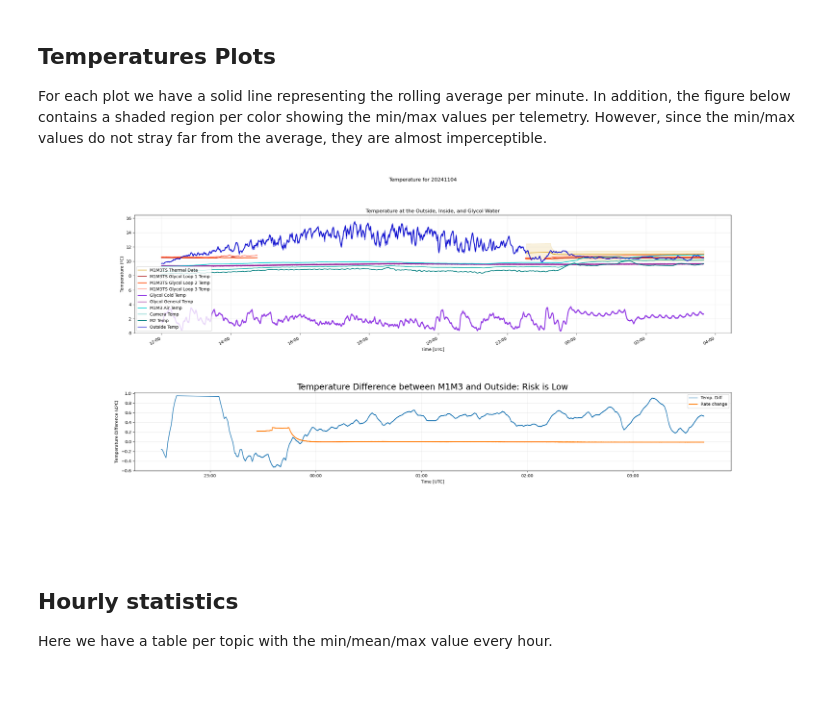
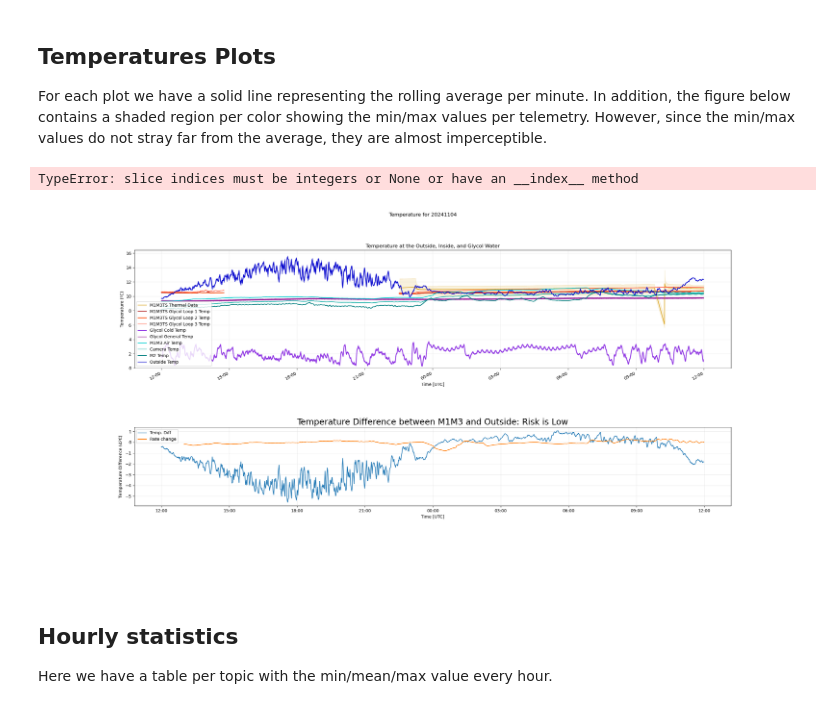
Before and after one commit to lsst-sitcom/reports-performance-summary, a Jupyter notebook: sst/nights/facilities_temperatures_reports.ipynb, the cells around one changed output. Cells and saved outputs as stored; diff of their text form; code cells hidden in the pictures.

Commit message:
improved ability to deal with any m1m3 data

```diff
--- a/sst/nights/facilities_temperatures_reports.ipynb
+++ b/sst/nights/facilities_temperatures_reports.ipynb
@@ -1,5 +1,5 @@
 # %%
-day_obs = "20241103"
+day_obs = "20241104"
 # %% [markdown]
 # Facilities Temperatures Reports
 Author: Bruno C. Quint
@@ -432,8 +423,13 @@ def evaluate_data(m1m3_temp_df, outside_temp_df):
     temp_diff = m1m3_temp(m1m3_time) - outside_temp(m1m3_time)
 
     # Calculate the hourly rate of change
-    prev_temp = df_m1m3ts_inside.shift(periods=60*60)['mean']
-    hour_time_change = prev_temp-m1m3_temp_df['mean']
+    # need to determine how many periods makes up an hour
+    total_time = m1m3_temp_df.index[-1] - m1m3_temp_df.index[0]
+    spacing = total_time/len(m1m3_temp_df)
+    period = pd.Timedelta(hours=1)/spacing
+
+    prev_temp = m1m3_temp_df.shift(periods=np.floor(period))
+    hour_time_change = prev_temp['mean']-m1m3_temp_df['mean']
 
     # Evaluate the Risk
     if temp_diff[-1] < 4 :
@@ -450,6 +446,9 @@ def evaluate_data(m1m3_temp_df, outside_temp_df):
     elif hour_time_change[-1] > 1:
         risk2 = 2
     return m1m3_temp_df.index, list(temp_diff), list(hour_time_change), max(risk, risk2)
+time_plot, temp_diff, rate_change, risk = evaluate_data(df_m1m3, df_outside)
+# %% [output]
+TypeError: slice indices must be integers or None or have an __index__ method
 # %%
 #%matplotlib widget
 
@@ -472,35 +471,35 @@ plot_temperature(ax, df_outside, label="Outside Temp", color="mediumblue")
 ## The following line is commented out because the data is not reliable
 # add_plot(ax, df_inside, label="Inside Temp", color="brown")
 
 fig.suptitle(f"Temperature for {day_obs}")
 fig.autofmt_xdate()
 
 ax.grid(":", alpha=0.25)
 ax.legend(loc="lower left")
 ax.set_title("Temperature at the Outside, Inside, and Glycol Water")
 ax.set_xlabel('Time [UTC]')
 ax.set_ylabel('Temperature (ºC)')
 ax.xaxis.set_major_formatter(plt.matplotlib.dates.DateFormatter('%H:%M'))
 y_min, ymax = ax.get_ylim()
 ax.set_ylim(max(0, y_min), ymax)
 
 ## Get evaluation data
 risk_label = {0:'Low', 1:'Warning', 2:'Critical'}
-time_plot, temp_diff, rate_change, risk = evaluate_data(df_m1m3ts_inside, df_outside)
+time_plot, temp_diff, rate_change, risk = evaluate_data(df_m1m3, df_outside)
 ax2 = fig.add_subplot(gs[1])
 ax2.grid(":", alpha=0.25)
 ax2.plot(time_plot, temp_diff, label='Temp. Diff')
 ax2.plot(time_plot, rate_change, label='Rate change')
 ax2.xaxis.set_major_formatter(plt.matplotlib.dates.DateFormatter('%H:%M'))
 ax2.set_xlabel('Time [UTC]')
 ax2.set_ylabel('Temperature Difference ($\Delta$ºC)')
 ax2.set_title(f"Temperature Difference between M1M3 and Outside: Risk is {risk_label[risk]}", fontsize=20)
 ax2.legend()
 
 plt.savefig(f"./plots/temperature_outside_{day_obs}.png")
 plt.show()
 # %% [output]
-[figure, old version]
+[figure, new version]
 # %% [markdown]
 ## Hourly statistics
 
```
Also changed, not shown: parts of 2 cells of this notebook.
